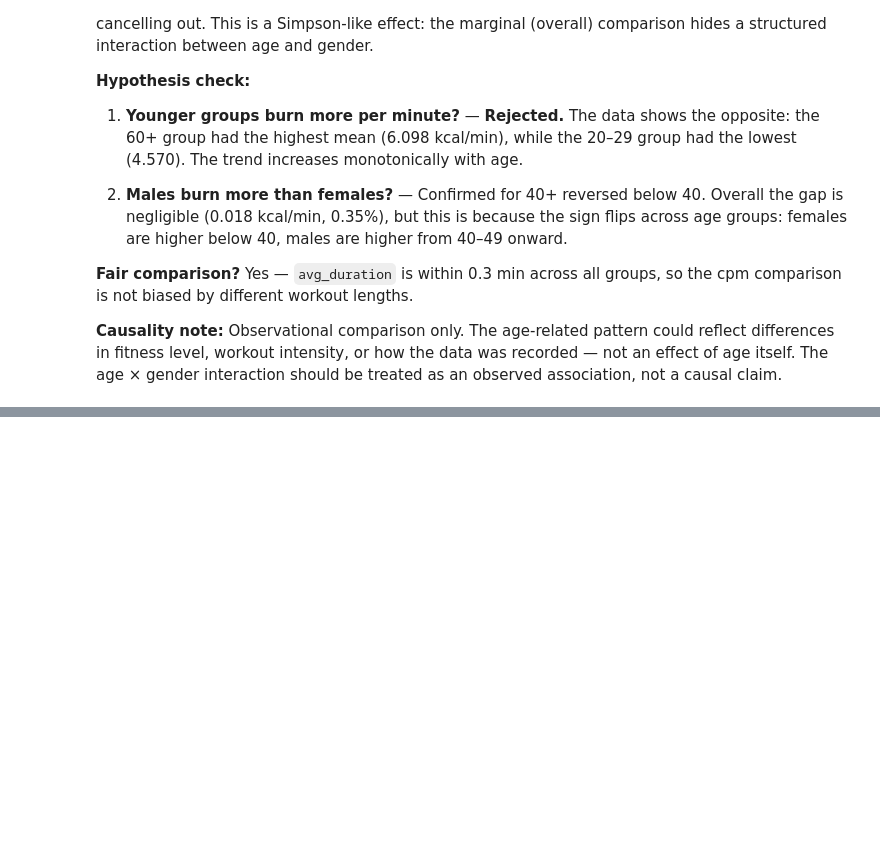
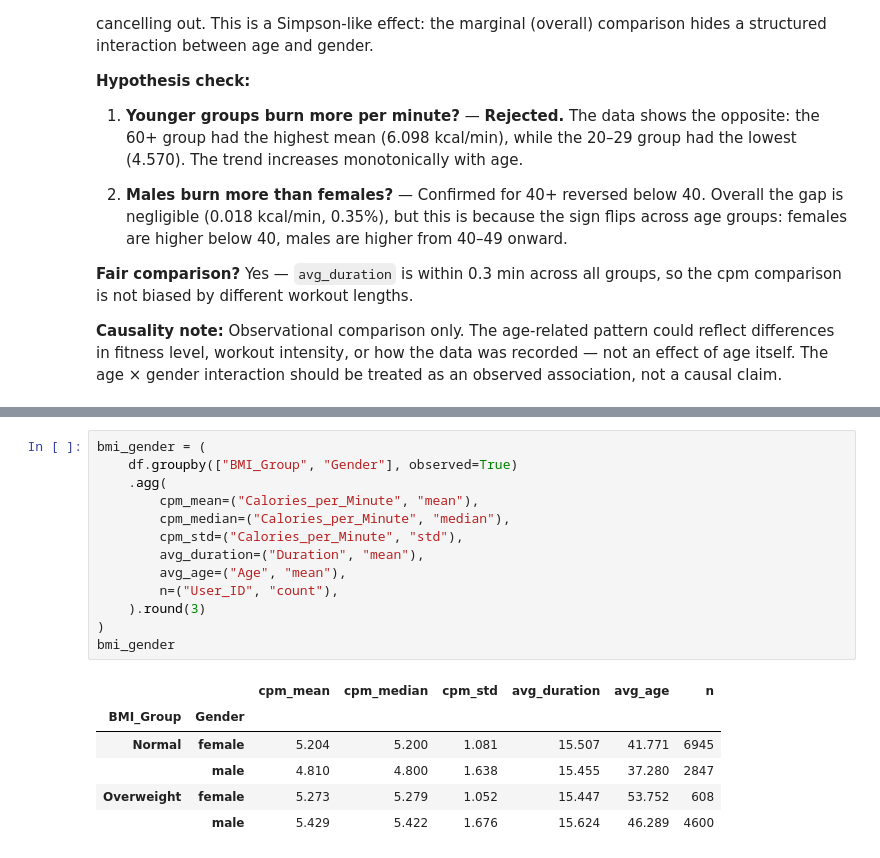
Before and after one commit to Sheyda-Fathi/fitness-calories-eda, a Jupyter notebook: notebooks/02_analysis.ipynb, the cells around one changed output, grey strips where cells are left out. Drawn from its saved outputs; the diff is of its cells as text; blank space fills up the shorter version.

```diff
--- a/notebooks/02_analysis.ipynb
+++ b/notebooks/02_analysis.ipynb
@@ -358,0 +393,20 @@ not a causal claim.
+# %%
+bmi_gender = (
+    df.groupby(["BMI_Group", "Gender"], observed=True)
+    .agg(
+        cpm_mean=("Calories_per_Minute", "mean"),
+        cpm_median=("Calories_per_Minute", "median"),
+        cpm_std=("Calories_per_Minute", "std"),
+        avg_duration=("Duration", "mean"),
+        avg_age=("Age", "mean"),
+        n=("User_ID", "count"),
+    ).round(3)
+)
+bmi_gender
+# %% [output]
+|  |  | cpm_mean | cpm_median | cpm_std | avg_duration | avg_age | n |
+| BMI_Group | Gender |  |  |  |  |  |  |
+| Normal | female | 5.204 | 5.200 | 1.081 | 15.507 | 41.771 | 6945 |
+|  | male | 4.810 | 4.800 | 1.638 | 15.455 | 37.280 | 2847 |
+| Overweight | female | 5.273 | 5.279 | 1.052 | 15.447 | 53.752 | 608 |
+|  | male | 5.429 | 5.422 | 1.676 | 15.624 | 46.289 | 4600 |
```
Also changed, not shown: parts of 5 cells of this notebook, 1 other file.
